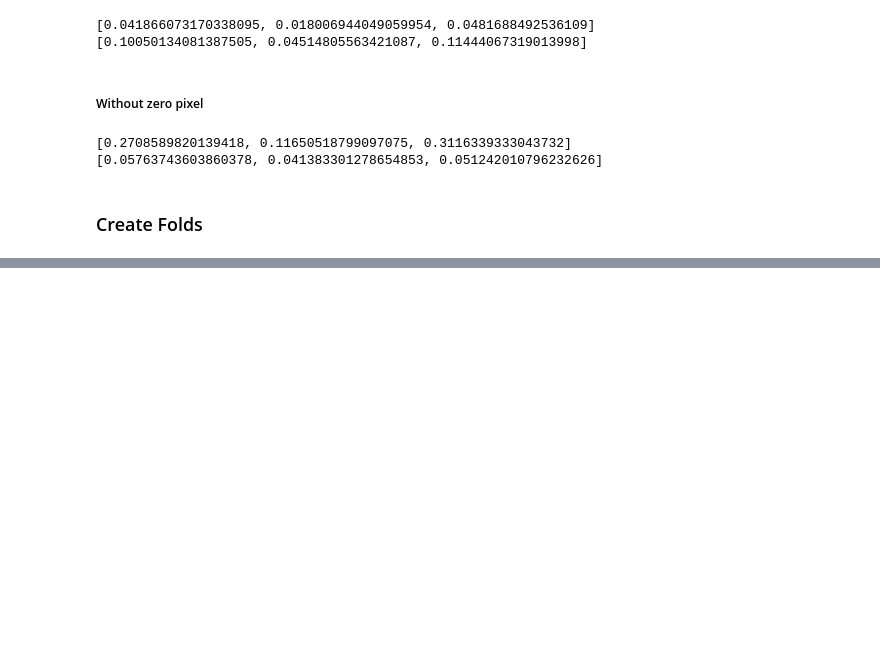
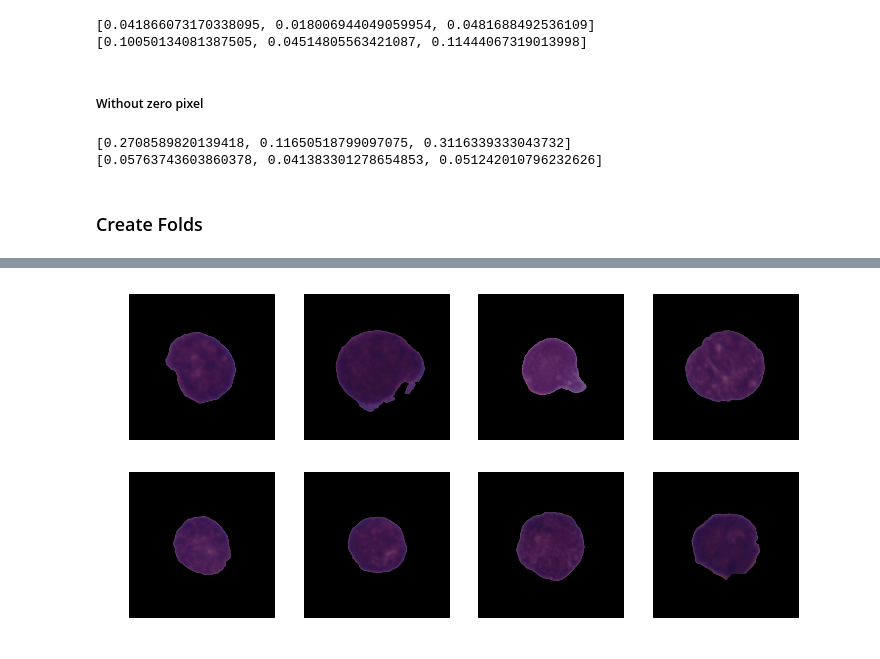
Before and after one commit to ChristianMarzahl/ISBI2019_WhiteBloodCancer, a Jupyter notebook: Statistics.ipynb, the cells around one changed output, grey strips where cells are left out. Drawn from its saved outputs; the diff is of its cells as text; code cells hidden in the pictures; blank space fills up the shorter version.

```diff
--- a/Statistics.ipynb
+++ b/Statistics.ipynb
@@ -287,0 +329,3 @@ split_handler.split_by_patients(0.2, True)
+# %%
+for i in range(12):
+    print(data.valid_ds[i][1])
@@ -287,0 +345,8 @@ split_handler.split_by_patients(0.2, True)
+# %%
+def plots_f(rows, cols, width, height, **kwargs):
+    [data.valid_ds[i][0].show(ax=ax) for i,ax in enumerate(plt.subplots(
+        rows,cols,figsize=(width,height))[1].flatten())]
+
+plots_f(2, 4, 12, 6, size=224)
+# %% [output]
+[figure, added]
```
Also changed, not shown: parts of 19 cells of this notebook, 6 other files.
